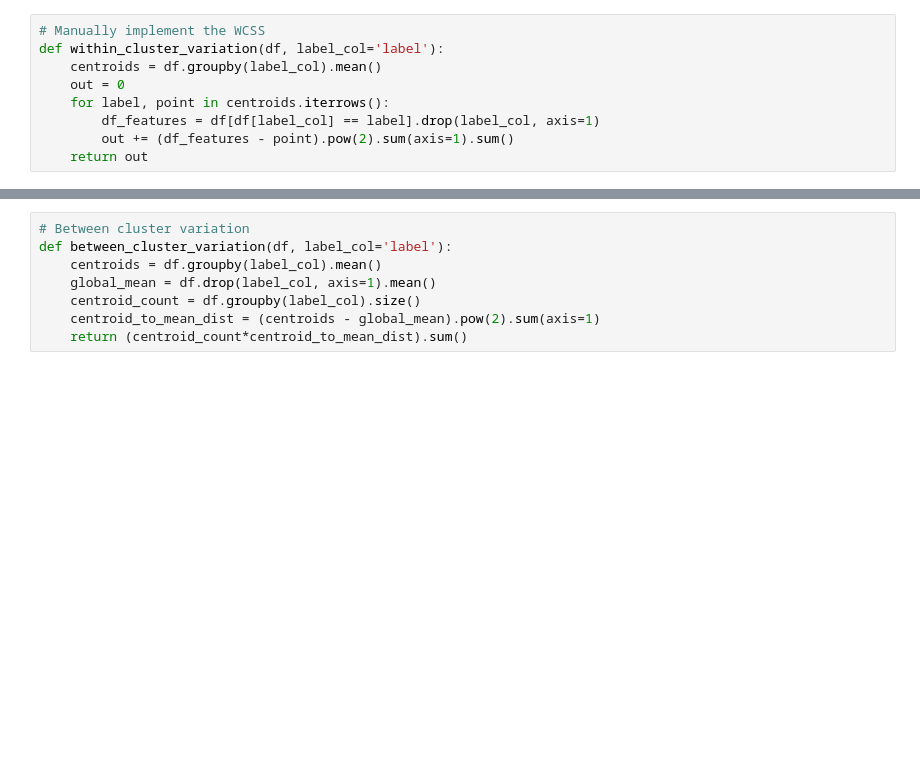
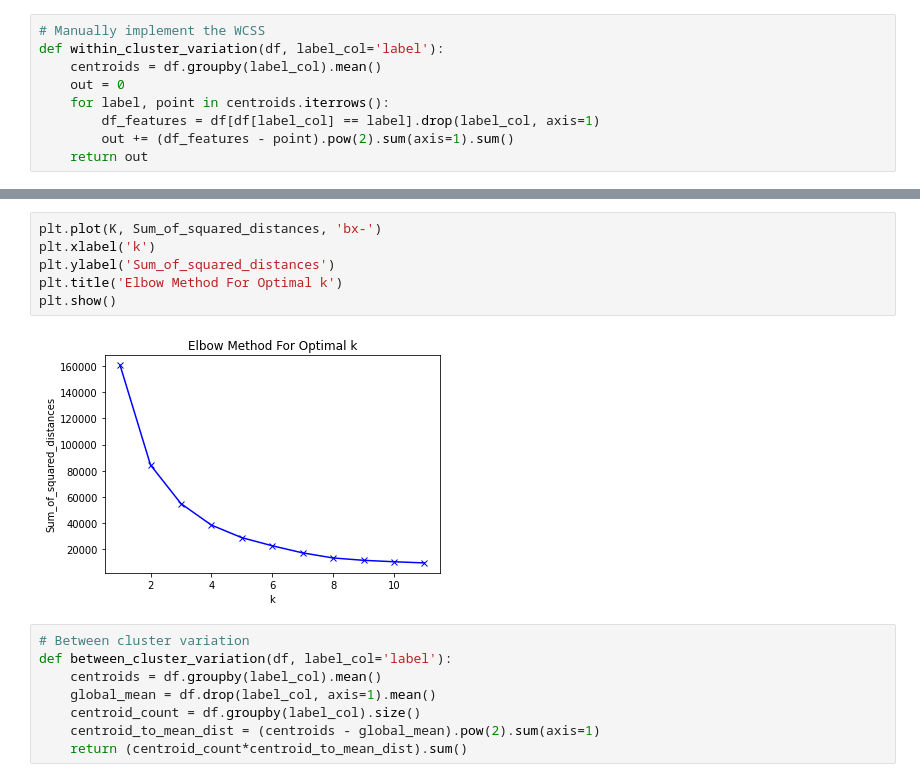
Before and after one commit to st-reid/temp, a Jupyter notebook: Unsupervised_exam.ipynb, the cells around one changed output, grey strips where cells are left out. Cells and saved outputs as stored; diff of their text form; blank space fills up the shorter version.

```diff
--- a/Unsupervised_exam.ipynb
+++ b/Unsupervised_exam.ipynb
@@ -264,3 +273,11 @@ plt.show()
+# %%
+plt.plot(K, Sum_of_squared_distances, 'bx-')
+plt.xlabel('k')
+plt.ylabel('Sum_of_squared_distances')
+plt.title('Elbow Method For Optimal k')
+plt.show()
+# %% [output]
+[figure, added]
 # %%
 # Between cluster variation
 def between_cluster_variation(df, label_col='label'):
```
Also changed, not shown: parts of 19 cells of this notebook.
